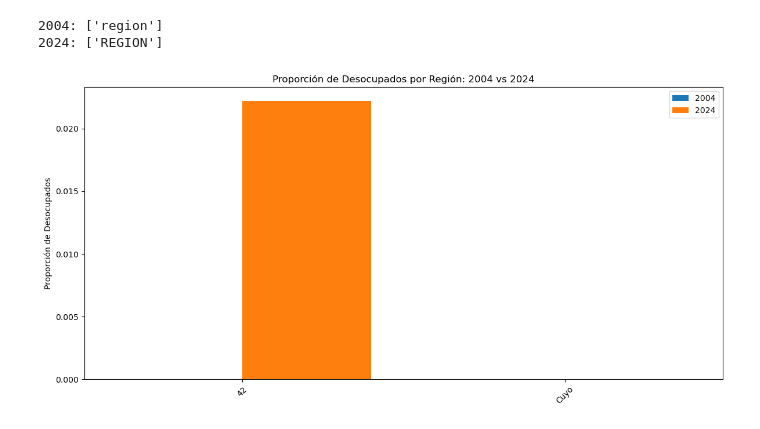
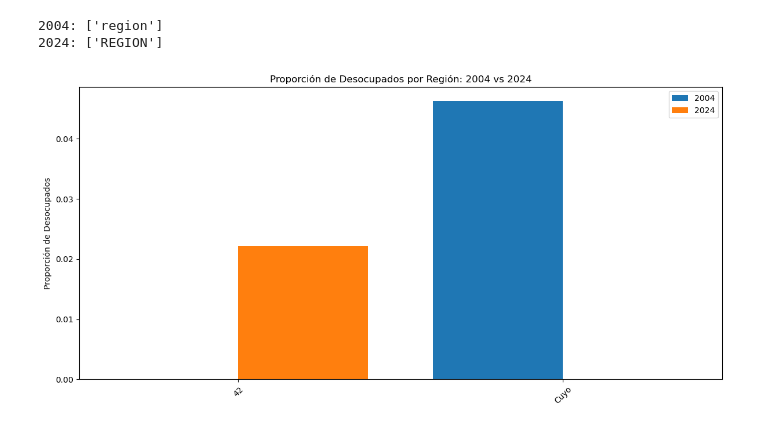
Before and after one commit to AaronFernandez05/BigDataUBA-Grupo-19, a Jupyter notebook: TP2/Big_Data_TP2_Grupo19 (2).ipynb, the cells around one changed output. Saved outputs shown, nothing was run; the diff lists cells and outputs as text; code cells hidden in the pictures.

```diff
--- a/TP2/Big_Data_TP2_Grupo19 (2).ipynb
+++ b/TP2/Big_Data_TP2_Grupo19 (2).ipynb
@@ -267,3 +265,6 @@ plt.show()
+# %%
+#Ahora lo pasamos a números enteros
+respondieron_2004["CH06"] = pd.to_numeric(respondieron_2004["CH06"], errors="coerce")
 # %%
 # CH06 (edad) viene como texto enves de numero por lo que lo convertimos en valor numerico
 respondieron_2024.loc[:, 'CH06'] = pd.to_numeric(respondieron_2024['CH06'], errors='coerce')
@@ -327,12 +328,12 @@ plt.show()
 respondieron_2004 = respondieron_2004.copy()
 respondieron_2024 = respondieron_2024.copy()
 
-respondieron_2004['desocupado'] = respondieron_2004['ESTADO'].apply(lambda x: 1 if x == 2 else 0)
-respondieron_2024['desocupado'] = respondieron_2024['ESTADO'].apply(lambda x: 1 if x == 2 else 0)
+respondieron_2004["Desocupado"] = np.where(respondieron_2004["ESTADO"] == "Desocupado", 1, 0)
+respondieron_2024['Desocupado'] = respondieron_2024['ESTADO'].apply(lambda x: 1 if x == 2 else 0)
 
 # Contar cantidad de desocupados
-desocupados_2004 = respondieron_2004['desocupado'].sum()
-desocupados_2024 = respondieron_2024['desocupado'].sum()
+desocupados_2004 = respondieron_2004['Desocupado'].sum()
+desocupados_2024 = respondieron_2024['Desocupado'].sum()
 
 print(f"Desocupados en 2004: {desocupados_2004}")
 print(f"Desocupados en 2024: {desocupados_2024}")
@@ -341,18 +342,28 @@ Desocupados en 2004: 0
 Desocupados en 2024: 100
 # %%
+#Previo a agrupar y calcular la proporción de "Desocupados", ordenamos las respuestas de "NIVEL_ED" del 2004
+respondieron_2004["NIVEL_ED"] = respondieron_2004["NIVEL_ED"].map({
+    'Primaria Completa': 1,
+    'Primaria Incompleta (incluye educación especial)': 2,
+    'Secundaria Completa': 3,
+    'Secundaria Incompleta': 4,
+    'Sin instrucción': 5,
+    'Superior Universitaria Completa': 6,
+    'Superior Universitaria Incompleta': 7,
+    })
 # Agrupamos y calculamos proporciones de desocupados
 desocupacion_educ_2004 = (
-    respondieron_2004.groupby('NIVEL_ED', observed=True)['desocupado']
+    respondieron_2004.groupby('NIVEL_ED', observed=True)['Desocupado']
     .mean()
     .reset_index()
-    .rename(columns={'desocupado': 'Proporción_2004'})
+    .rename(columns={'Desocupado': 'Proporción_2004'})
 )
 
 desocupacion_educ_2024 = (
-    respondieron_2024.groupby('NIVEL_ED', observed=True)['desocupado']
+    respondieron_2024.groupby('NIVEL_ED', observed=True)['Desocupado']
     .mean()
     .reset_index()
-    .rename(columns={'desocupado': 'Proporción_2024'})
+    .rename(columns={'Desocupado': 'Proporción_2024'})
 )
 # %%
 comparacion = pd.merge(desocupacion_educ_2004, desocupacion_educ_2024, on='NIVEL_ED', how='outer')
@@ -424,10 +428,10 @@ respondieron_2004['edad_grupo'] = pd.cut(respondieron_2004['CH06'], bins=range(0
 respondieron_2024['edad_grupo'] = pd.cut(respondieron_2024['CH06'], bins=range(0, 101, 10), right=False, labels=[f"{i}-{i+9}" for i in range(0, 100, 10)])
 
 # Calcular la proporción de desocupados por grupo de edad para 2004
-proporc_desocupados_2004 = respondieron_2004.groupby('edad_grupo', observed=False)['desocupado'].mean()
+proporc_desocupados_2004 = respondieron_2004.groupby('edad_grupo', observed=False)['Desocupado'].mean()
 
 # Calcular la proporción de desocupados por grupo de edad para 2024
-proporc_desocupados_2024 = respondieron_2024.groupby('edad_grupo', observed=False)['desocupado'].mean()
+proporc_desocupados_2024 = respondieron_2024.groupby('edad_grupo', observed=False)['Desocupado'].mean()
 
 # Unificar los índices por si hay diferencias en los grupos de edad entre 2004 y 2024
 grupos_edad = sorted(set(proporc_desocupados_2004.index).union(set(proporc_desocupados_2024.index)))
@@ -503,36 +507,36 @@ import matplotlib.pyplot as plt
 
 # Asegurar que 'region' y 'REGION' estén en el mismo formato (string)
 respondieron_2004['region'] = respondieron_2004['region'].astype(str)
 respondieron_2024['REGION'] = respondieron_2024['REGION'].astype(str)
 
 # Agrupar por región y calcular proporción de desocupados
-desocupados_region_2004 = respondieron_2004.groupby('region', observed=True)['desocupado'].mean()
-desocupados_region_2024 = respondieron_2024.groupby('REGION', observed=True)['desocupado'].mean()
+desocupados_region_2004 = respondieron_2004.groupby('region', observed=True)['Desocupado'].mean()
+desocupados_region_2024 = respondieron_2024.groupby('REGION', observed=True)['Desocupado'].mean()
 
 # Renombrar índices como string para evitar errores
 index_2004 = desocupados_region_2004.rename(index=lambda x: str(x))
 index_2024 = desocupados_region_2024.rename(index=lambda x: str(x))
 
 # Unificar los índices de ambas series
 regiones = sorted(set(index_2004.index).union(set(index_2024.index)))
 
 # Obtener proporciones en el mismo orden
 val_2004 = [index_2004.get(region, 0) for region in regiones]
 val_2024 = [index_2024.get(region, 0) for region in regiones]
 
 # Crear gráfico comparativo
 x = range(len(regiones))
 plt.figure(figsize=(12,6))
 plt.bar(x, val_2004, width=0.4, label='2004', align='center')
 plt.bar([i + 0.4 for i in x], val_2024, width=0.4, label='2024', align='center')
 plt.xticks([i + 0.2 for i in x], regiones, rotation=45)
 plt.ylabel('Proporción de Desocupados')
 plt.title('Proporción de Desocupados por Región: 2004 vs 2024')
 plt.legend()
 plt.tight_layout()
 plt.show()
 # %% [output]
-[figure, old version]
+[figure, new version]
 # %%
 # Crear un DataFrame para visualizar la comparación de desocupados por región
 df_comparacion_region = pd.DataFrame({
```
Also changed, not shown: parts of 15 cells of this notebook.
